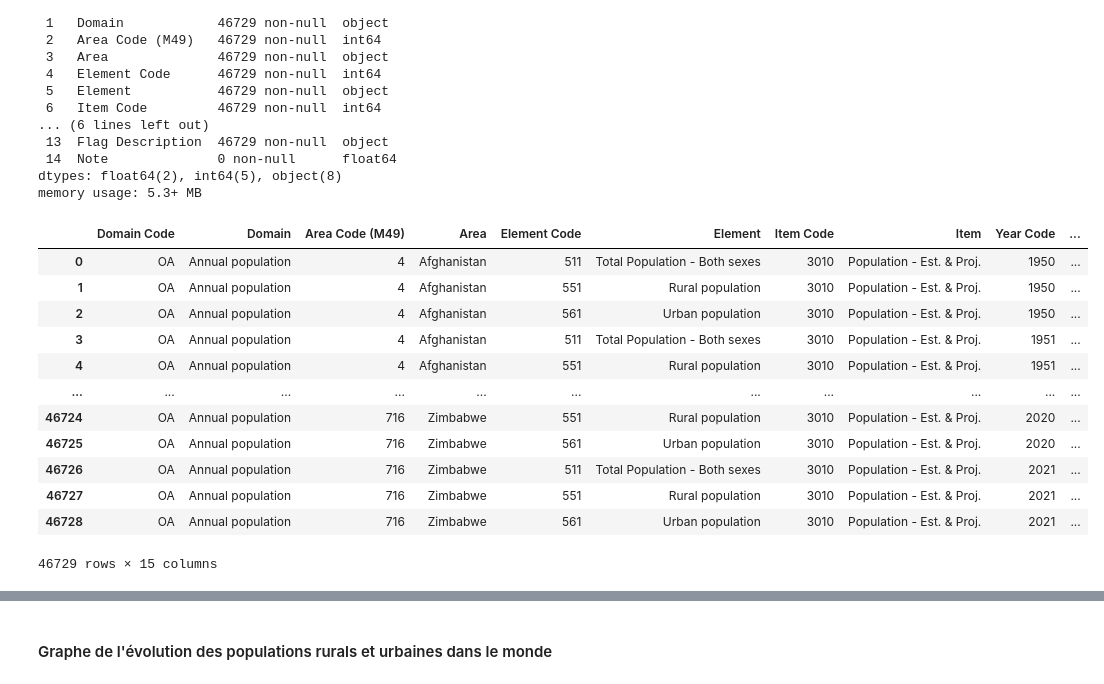
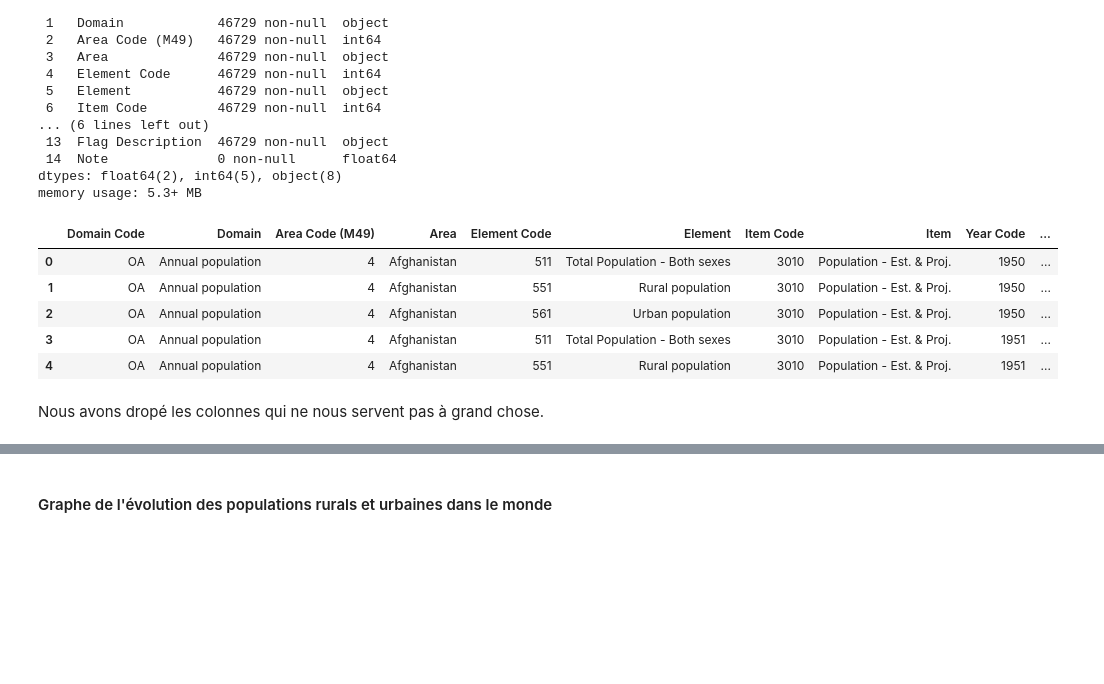
Before and after one commit to rodrigju/TimeSeries_ML, a Jupyter notebook: ML_projet.ipynb, the cells around one changed output, grey strips where cells are left out. Cells and saved outputs as stored; diff of their text form; code cells hidden in the pictures; blank space fills up the shorter version.

```diff
--- a/ML_projet.ipynb
+++ b/ML_projet.ipynb
@@ -340,21 +398,16 @@ Data columns (total 15 columns):
 dtypes: float64(2), int64(5), object(8)
 memory usage: 5.3+ MB
 # %%
-data_population
+data_population.head()
 # %% [output]
 |  | Domain Code | Domain | Area Code (M49) | Area | Element Code | Element | Item Code | Item | Year Code | ... |
 | 0 | OA | Annual population | 4 | Afghanistan | 511 | Total Population - Both sexes | 3010 | Population - Est. & Proj. | 1950 | ... |
 | 1 | OA | Annual population | 4 | Afghanistan | 551 | Rural population | 3010 | Population - Est. & Proj. | 1950 | ... |
 | 2 | OA | Annual population | 4 | Afghanistan | 561 | Urban population | 3010 | Population - Est. & Proj. | 1950 | ... |
 | 3 | OA | Annual population | 4 | Afghanistan | 511 | Total Population - Both sexes | 3010 | Population - Est. & Proj. | 1951 | ... |
 | 4 | OA | Annual population | 4 | Afghanistan | 551 | Rural population | 3010 | Population - Est. & Proj. | 1951 | ... |
-| ... | ... | ... | ... | ... | ... | ... | ... | ... | ... | ... |
-| 46724 | OA | Annual population | 716 | Zimbabwe | 551 | Rural population | 3010 | Population - Est. & Proj. | 2020 | ... |
-| 46725 | OA | Annual population | 716 | Zimbabwe | 561 | Urban population | 3010 | Population - Est. & Proj. | 2020 | ... |
-| 46726 | OA | Annual population | 716 | Zimbabwe | 511 | Total Population - Both sexes | 3010 | Population - Est. & Proj. | 2021 | ... |
-| 46727 | OA | Annual population | 716 | Zimbabwe | 551 | Rural population | 3010 | Population - Est. & Proj. | 2021 | ... |
-| 46728 | OA | Annual population | 716 | Zimbabwe | 561 | Urban population | 3010 | Population - Est. & Proj. | 2021 | ... |
-46729 rows × 15 columns
+# %% [markdown]
+Nous avons dropé les colonnes qui ne nous servent pas à grand chose.
 # %%
 columns_to_drop = ['Domain Code', 'Domain', 'Area Code (M49)', 'Element Code', 'Item Code','Item' ,'Year Code', 'Unit', 'Flag', 'Flag Description', 'Note']
 data_population = data_population.drop(columns=columns_to_drop)
```
Also changed, not shown: parts of 82 cells of this notebook.
